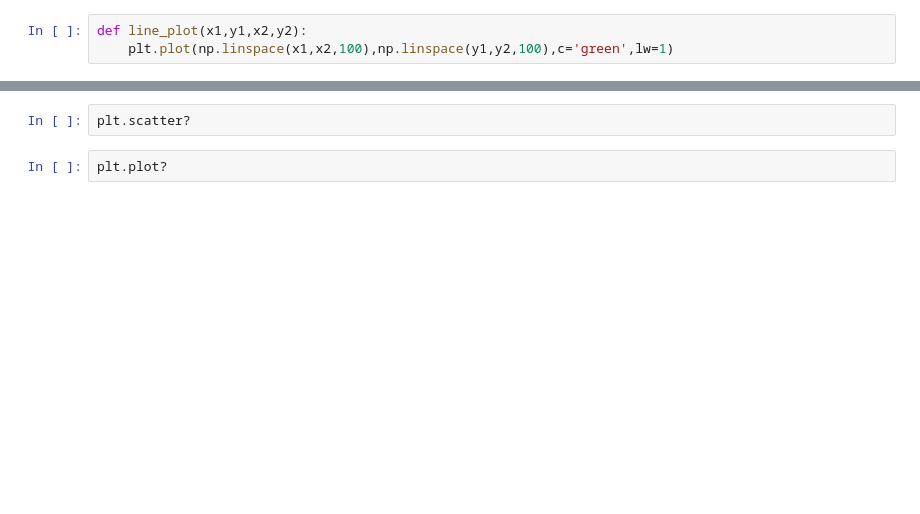
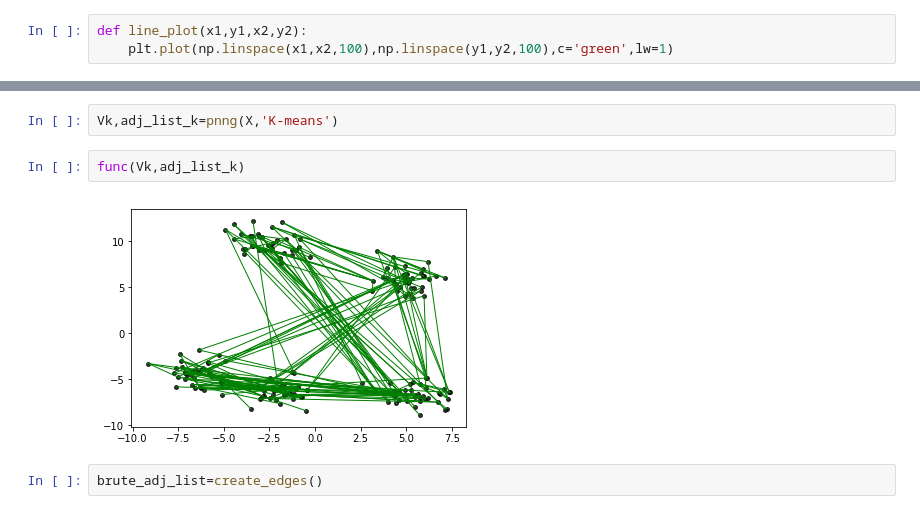
Before and after one commit to pradyumn014/GraphClustering, a Jupyter notebook: Fast Approximate MST clustering algorithm.ipynb, the cells around one changed output, grey strips where cells are left out. Cells and saved outputs as stored; diff of their text form; blank space fills up the shorter version.

```diff
--- a/Fast Approximate MST clustering algorithm.ipynb
+++ b/Fast Approximate MST clustering algorithm.ipynb
@@ -175,4 +181,8 @@ for i in xrange(len(V)):
-# %%
-plt.scatter?
-# %%
-plt.plot?
+# %%
+Vk,adj_list_k=pnng(X,'K-means')
+# %%
+func(Vk,adj_list_k)
+# %% [output]
+[figure, added]
+# %%
+brute_adj_list=create_edges()
```
Also changed, not shown: parts of 10 cells of this notebook, 1 other file.
